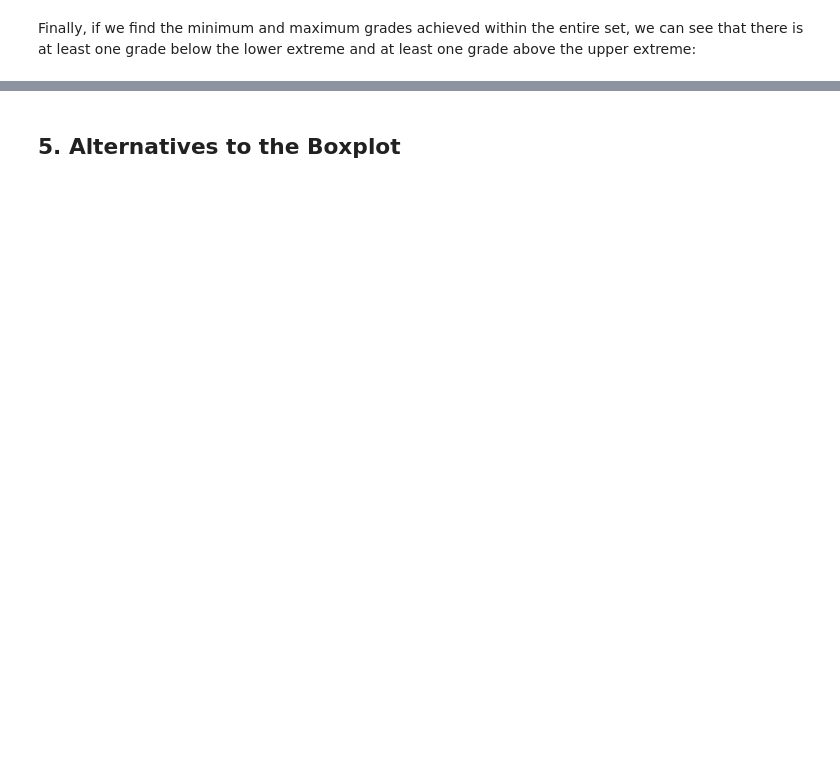
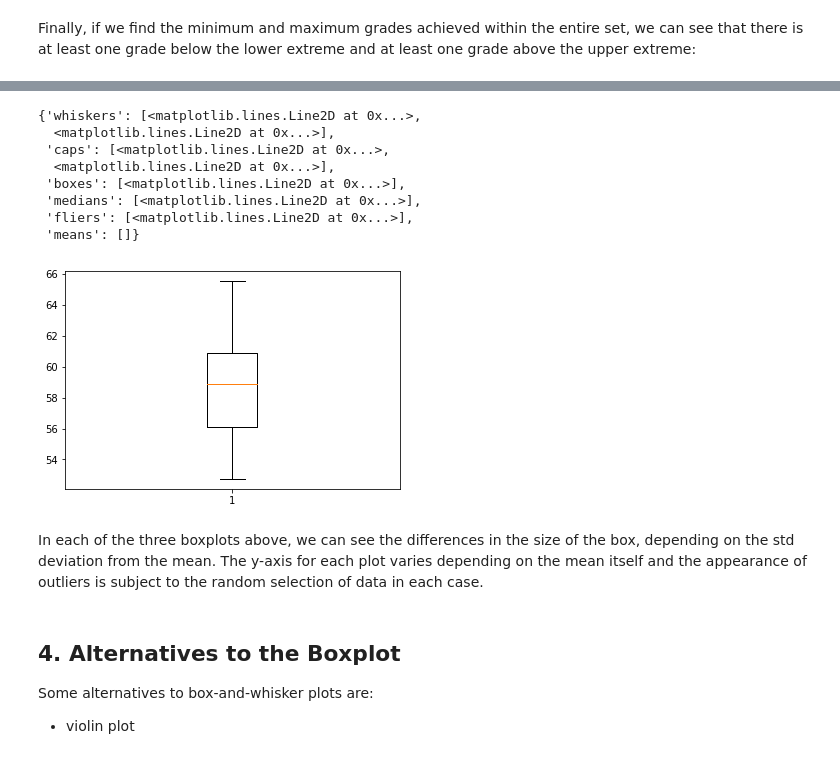
Before and after one commit to rhiggins2308/box-plot, a Jupyter notebook: box plot.ipynb, the cells around one changed output, grey strips where cells are left out. Drawn from its saved outputs; the diff is of its cells as text; code cells hidden in the pictures; blank space fills up the shorter version.

```diff
--- a/box plot.ipynb
+++ b/box plot.ipynb
@@ -81,2 +114,18 @@ plt.boxplot(sample)
+# %%
+plt.boxplot(sample_3)
+# %% [output]
+{'whiskers': [<matplotlib.lines.Line2D at 0x...>,
+  <matplotlib.lines.Line2D at 0x...>],
+ 'caps': [<matplotlib.lines.Line2D at 0x...>,
+  <matplotlib.lines.Line2D at 0x...>],
+ 'boxes': [<matplotlib.lines.Line2D at 0x...>],
+ 'medians': [<matplotlib.lines.Line2D at 0x...>],
+ 'fliers': [<matplotlib.lines.Line2D at 0x...>],
+ 'means': []}
+[figure, added]
+# %% [markdown]
+In each of the three boxplots above, we can see the differences in the size of the box, depending on the std deviation from the mean. The y-axis for each plot varies depending on the mean itself and the appearance of outliers is subject to the random selection of data in each case.
 # %% [markdown]
-## 5. Alternatives to the Boxplot
+## 4. Alternatives to the Boxplot
+Some alternatives to box-and-whisker plots are:
+- violin plot
```
Also changed, not shown: parts of 13 cells of this notebook.
